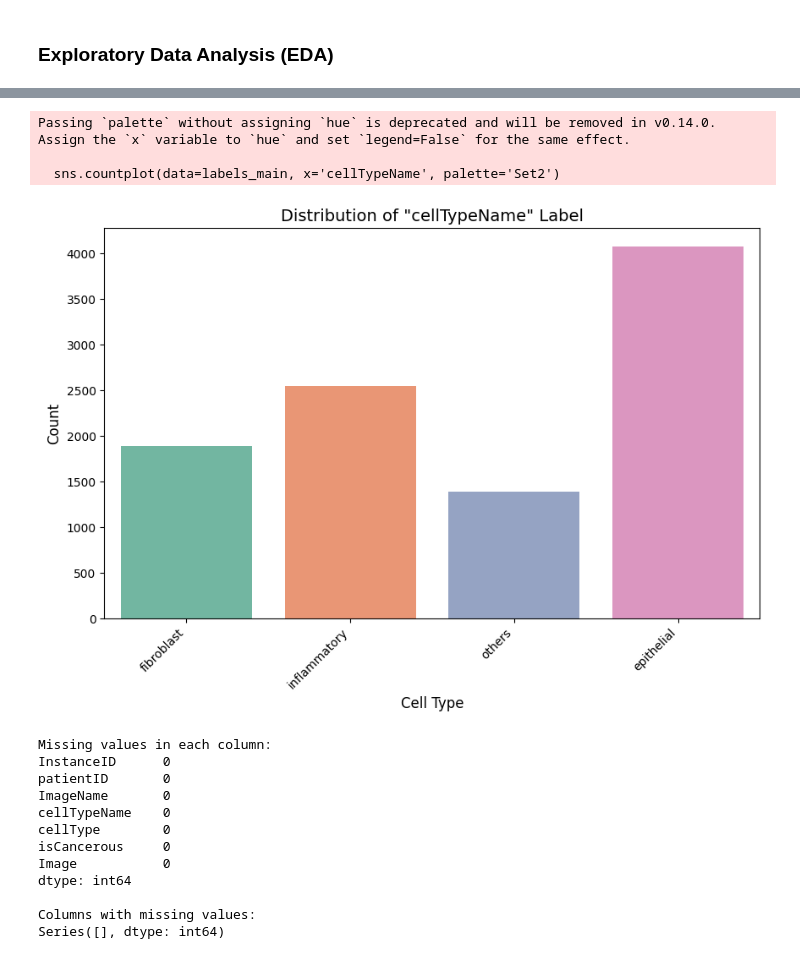
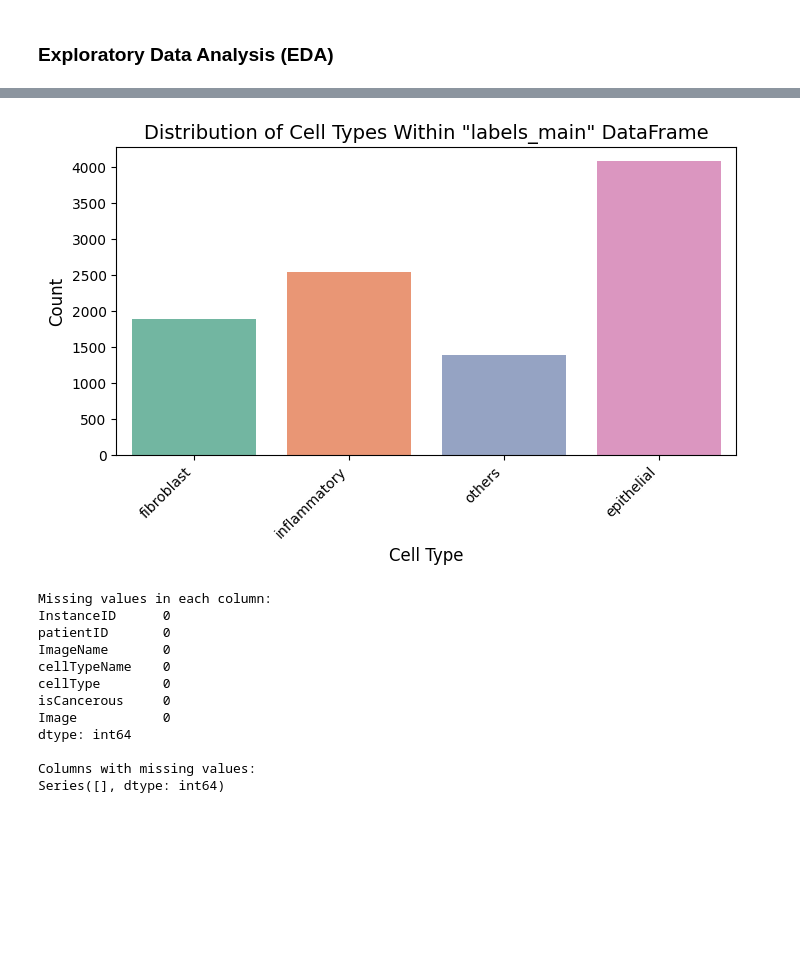
Before and after one commit to sheikhmunim/cml_assignment2, a Jupyter notebook: assignment_2.ipynb, the cells around one changed output, grey strips where cells are left out. Cells and saved outputs as stored; diff of their text form; code cells hidden in the pictures; blank space fills up the shorter version.

```diff
--- a/assignment_2.ipynb
+++ b/assignment_2.ipynb
@@ -131,18 +142,15 @@ Passing `palette` without assigning `hue` is deprecated and will be removed in v
 # %%
 #plotting the distribution of the 'cellTypeName' label
-plt.figure(figsize=(10, 6))
-sns.countplot(data=labels_main, x='cellTypeName', palette='Set2')
+plt.figure(figsize=(8, 4))
+sns.countplot(data=labels_main, x='cellTypeName', hue='cellTypeName', palette='Set2', legend=False)
 #adding titles and labels
-plt.title('Distribution of "cellTypeName" Label', fontsize=14)
+plt.title('Distribution of Cell Types Within "labels_main" DataFrame', fontsize=14)
 plt.xlabel('Cell Type', fontsize=12)
 plt.ylabel('Count', fontsize=12)
 plt.xticks(rotation=45, ha='right')  # Rotate labels for better readability
 plt.show()
 # %% [output]
-Passing `palette` without assigning `hue` is deprecated and will be removed in v0.14.0. Assign the `x` variable to `hue` and set `legend=False` for the same effect.
-
-  sns.countplot(data=labels_main, x='cellTypeName', palette='Set2')
-[figure, old version]
+[figure, new version]
 # %%
 #checking for missing values in the entire DataFrame
 missing_values = labels_main.isnull().sum()
```
Also changed, not shown: parts of 17 cells of this notebook.
